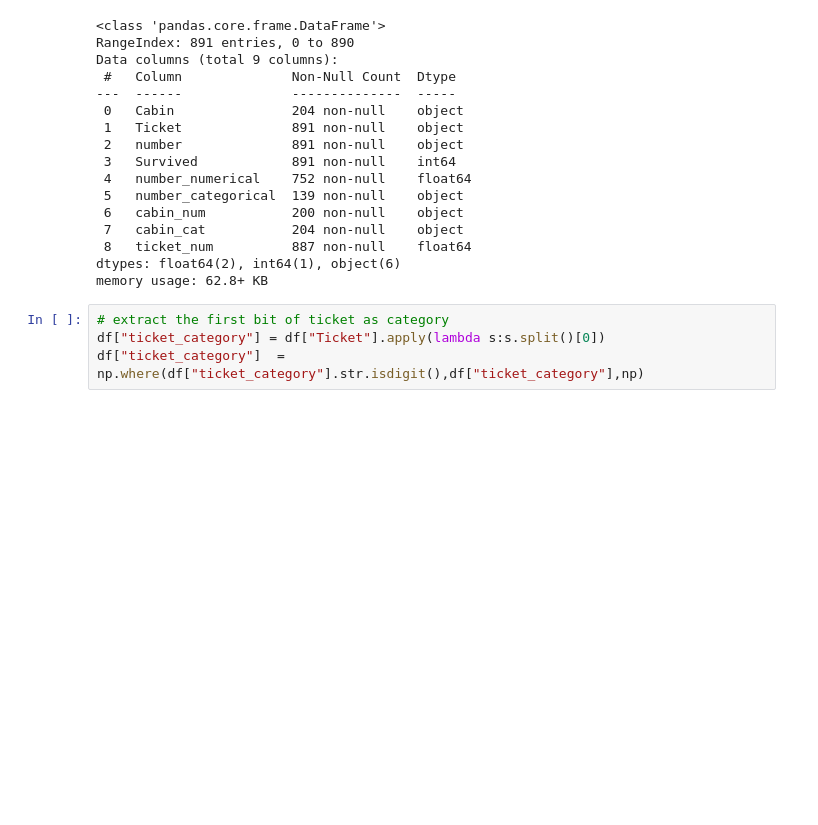
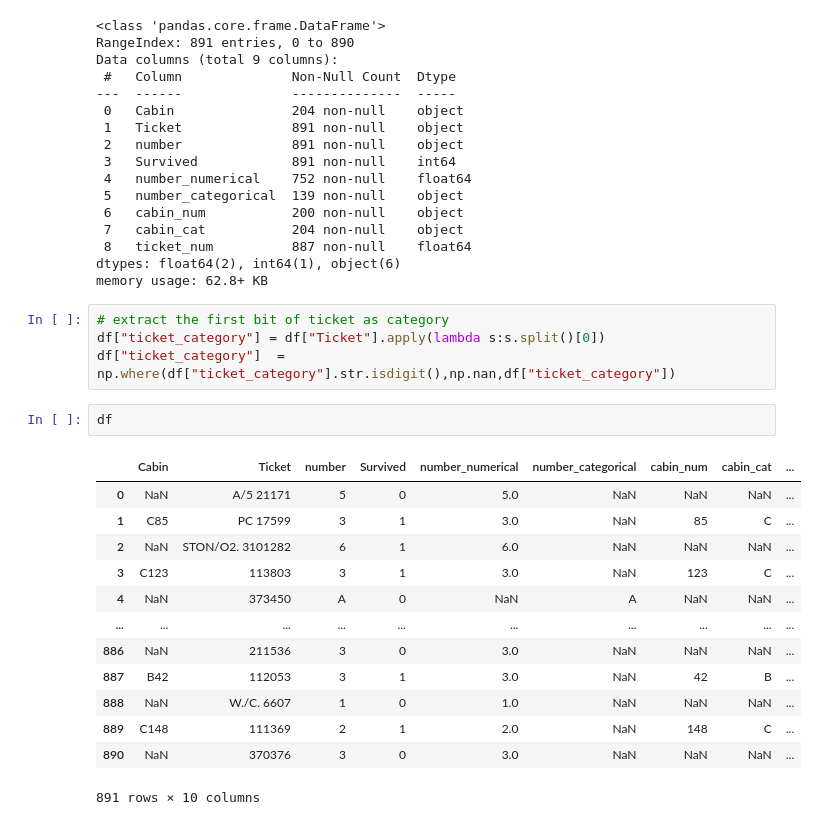
Before and after one commit to DeependraVerma/feature-engineering, a Jupyter notebook: Handling Mixed Variable/Handing Mixed Variable.ipynb, the cells around one changed output. Cells and saved outputs as stored; diff of their text form; blank space fills up the shorter version.

```diff
--- a/Handling Mixed Variable/Handing Mixed Variable.ipynb
+++ b/Handling Mixed Variable/Handing Mixed Variable.ipynb
@@ -140,4 +140,20 @@ memory usage: 62.8+ KB
 # %%
 # extract the first bit of ticket as category
 df["ticket_category"] = df["Ticket"].apply(lambda s:s.split()[0])
-df["ticket_category"]  = np.where(df["ticket_category"].str.isdigit(),df["ticket_category"],np)
+df["ticket_category"]  = np.where(df["ticket_category"].str.isdigit(),np.nan,df["ticket_category"])
+# %%
+df
+# %% [output]
+|  | Cabin | Ticket | number | Survived | number_numerical | number_categorical | cabin_num | cabin_cat | ... |
+| 0 | NaN | A/5 21171 | 5 | 0 | 5.0 | NaN | NaN | NaN | ... |
+| 1 | C85 | PC 17599 | 3 | 1 | 3.0 | NaN | 85 | C | ... |
+| 2 | NaN | STON/O2. 3101282 | 6 | 1 | 6.0 | NaN | NaN | NaN | ... |
+| 3 | C123 | 113803 | 3 | 1 | 3.0 | NaN | 123 | C | ... |
+| 4 | NaN | 373450 | A | 0 | NaN | A | NaN | NaN | ... |
+| ... | ... | ... | ... | ... | ... | ... | ... | ... | ... |
+| 886 | NaN | 211536 | 3 | 0 | 3.0 | NaN | NaN | NaN | ... |
+| 887 | B42 | 112053 | 3 | 1 | 3.0 | NaN | 42 | B | ... |
+| 888 | NaN | W./C. 6607 | 1 | 0 | 1.0 | NaN | NaN | NaN | ... |
+| 889 | C148 | 111369 | 2 | 1 | 2.0 | NaN | 148 | C | ... |
+| 890 | NaN | 370376 | 3 | 0 | 3.0 | NaN | NaN | NaN | ... |
+891 rows × 10 columns
```
Also changed, not shown: 3 other files.
